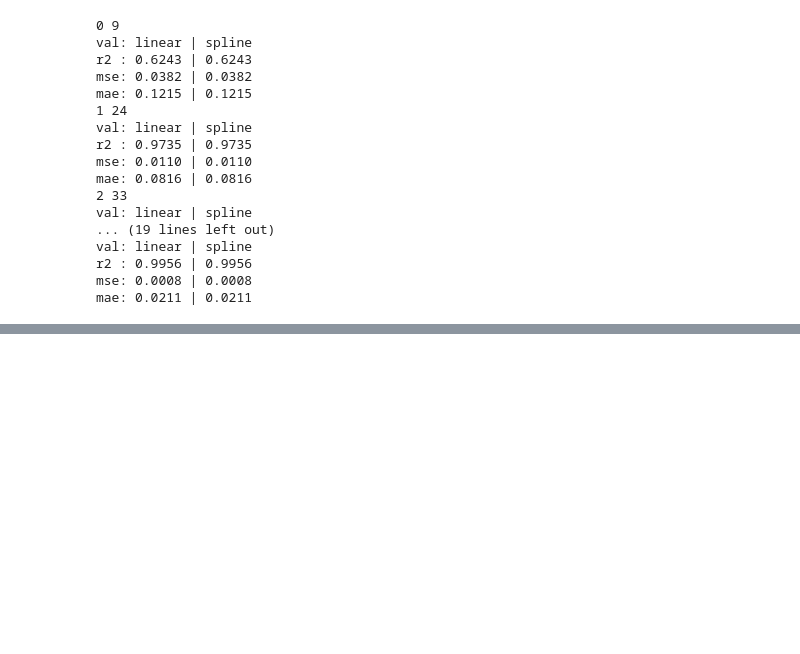
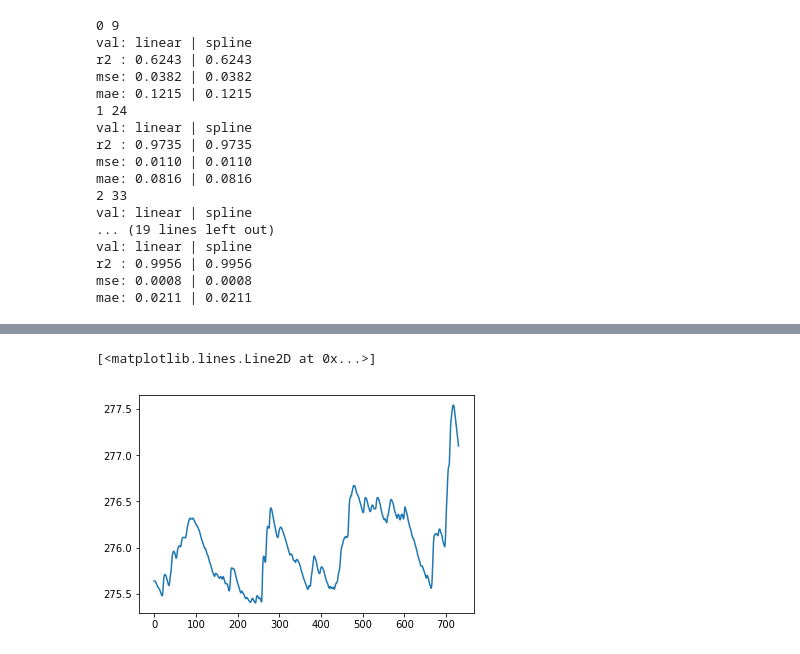
Before and after one commit to klemenkenda/w4c-groundwater, a Jupyter notebook: B1-learning.ipynb, the cells around one changed output, grey strips where cells are left out. Saved outputs shown, nothing was run; the diff lists cells and outputs as text; code cells hidden in the pictures; blank space fills up the shorter version.

```diff
--- a/B1-learning.ipynb
+++ b/B1-learning.ipynb
@@ -102,0 +119,5 @@ mae: 0.0211 | 0.0211
+# %%
+plt.plot(data_spline[-1])
+# %% [output]
+[<matplotlib.lines.Line2D at 0x...>]
+[figure, added]
```
Also changed, not shown: parts of 13 cells of this notebook, 4 other files.
